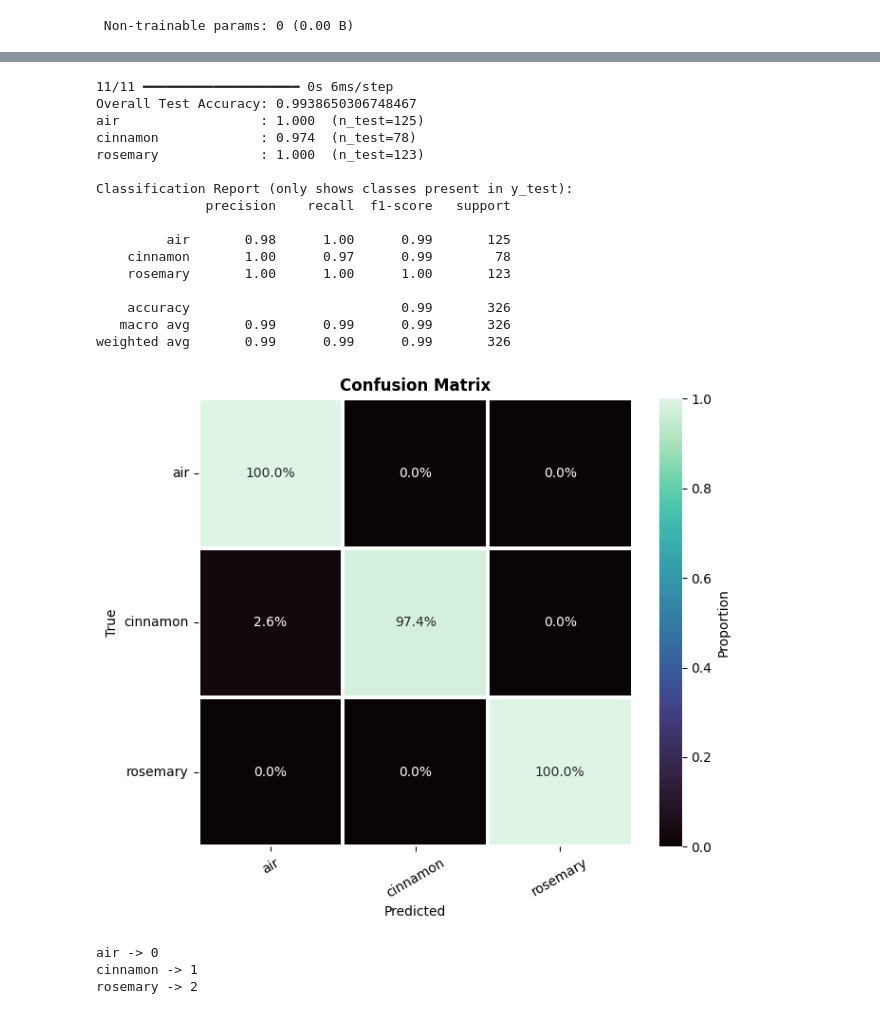
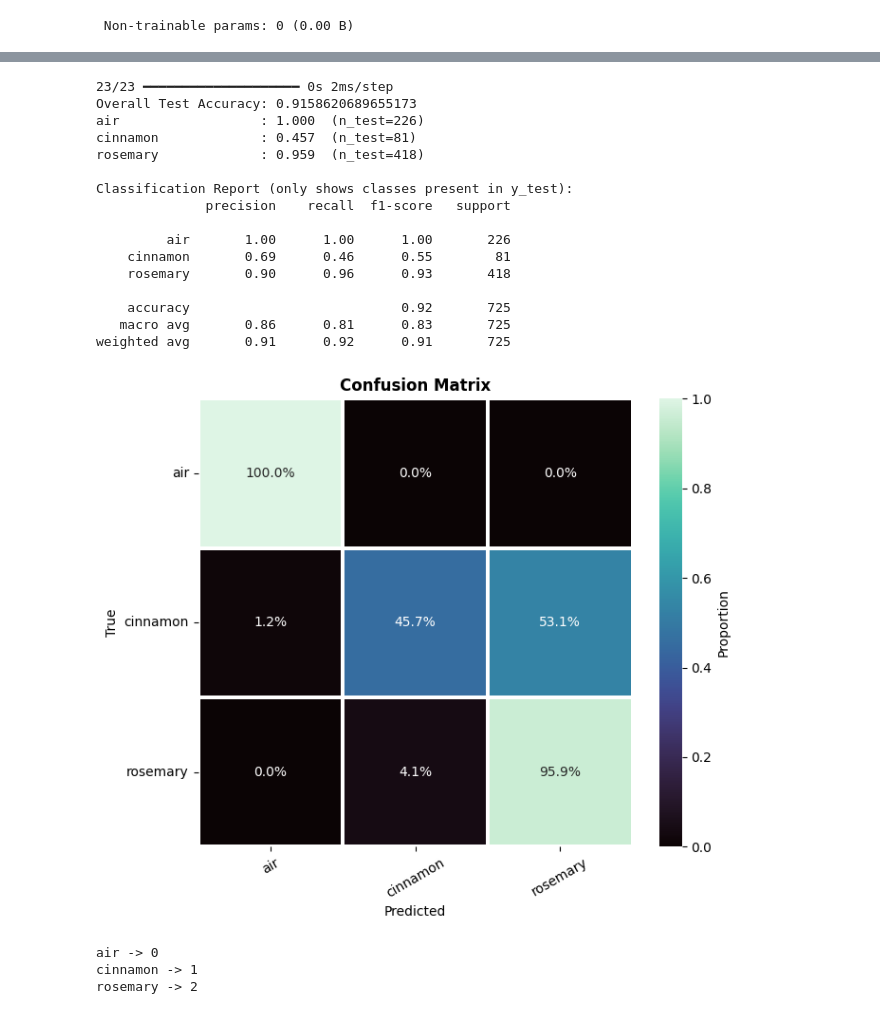
Before and after one commit to lucwl/olfactml, a Jupyter notebook: notebooks/new-cnn.ipynb, the cells around one changed output, grey strips where cells are left out. Drawn from its saved outputs; the diff is of its cells as text; code cells hidden in the pictures.

```diff
--- a/notebooks/new-cnn.ipynb
+++ b/notebooks/new-cnn.ipynb
@@ -103,7 +103,7 @@ sessions = data["session_id"].unique()
 
 train_sessions, temp_sessions = train_test_split(
     sessions,
-    test_size=0.3,
+    test_size=0.5,
     random_state=42,
     shuffle=True
 )
@@ -351,47 +351,54 @@ print("\nClassification Report (only shows classes present in y_test):")
 print(classification_report(y_test, y_pred, labels=np.unique(y_test),
                             target_names=label_encoder.inverse_transform(np.unique(y_test))))
 # %% [output]
-11/11 ━━━━━━━━━━━━━━━━━━━━ 0s 6ms/step
-Overall Test Accuracy: 0.9938650306748467
-air                  : 1.000  (n_test=125)
-cinnamon             : 0.974  (n_test=78)
-rosemary             : 1.000  (n_test=123)
+23/23 ━━━━━━━━━━━━━━━━━━━━ 0s 2ms/step
+Overall Test Accuracy: 0.9158620689655173
+air                  : 1.000  (n_test=226)
+cinnamon             : 0.457  (n_test=81)
+rosemary             : 0.959  (n_test=418)
 
 Classification Report (only shows classes present in y_test):
               precision    recall  f1-score   support
 
-         air       0.98      1.00      0.99       125
-    cinnamon       1.00      0.97      0.99        78
-    rosemary       1.00      1.00      1.00       123
+         air       1.00      1.00      1.00       226
+    cinnamon       0.69      0.46      0.55        81
+    rosemary       0.90      0.96      0.93       418
 
-    accuracy                           0.99       326
-   macro avg       0.99      0.99      0.99       326
-weighted avg       0.99      0.99      0.99       326
+    accuracy                           0.92       725
+   macro avg       0.86      0.81      0.83       725
+weighted avg       0.91      0.92      0.91       725
 # %%
+import matplotlib.pyplot as plt
+import numpy as np
+
+# Normalize
+cm_percent = cm.astype(float) / cm.sum(axis=1, keepdims=True)
+cm_percent = np.nan_to_num(cm_percent)
+
 import seaborn as sns
 
 plt.figure(figsize=(7, 6))
 sns.heatmap(
     cm_percent,
     annot=True,
     fmt=".1%",
     cmap="mako",
     xticklabels=class_names,
     yticklabels=class_names,
     linewidths=1.5,
     linecolor="white",
     cbar_kws={"label": "Proportion"}
 )
 
 plt.xlabel("Predicted")
 plt.ylabel("True")
 plt.title("Confusion Matrix", weight="bold")
 plt.xticks(rotation=30)
 plt.yticks(rotation=0)
 plt.tight_layout()
 plt.show()
 # %% [output]
-[figure, old version]
+[figure, new version]
 # %%
 def evaluate_csv(file_path: str):
     import pandas as pd
```
Also changed, not shown: parts of 9 cells of this notebook, 6 other files.
